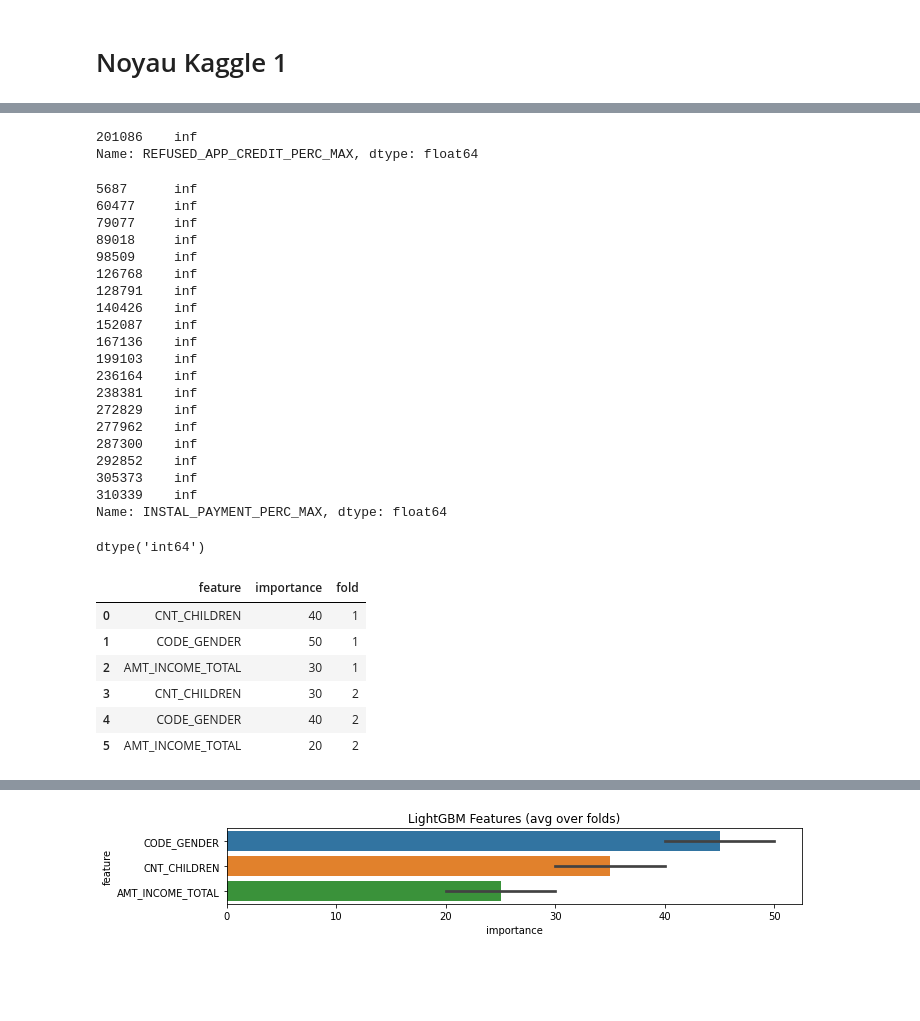
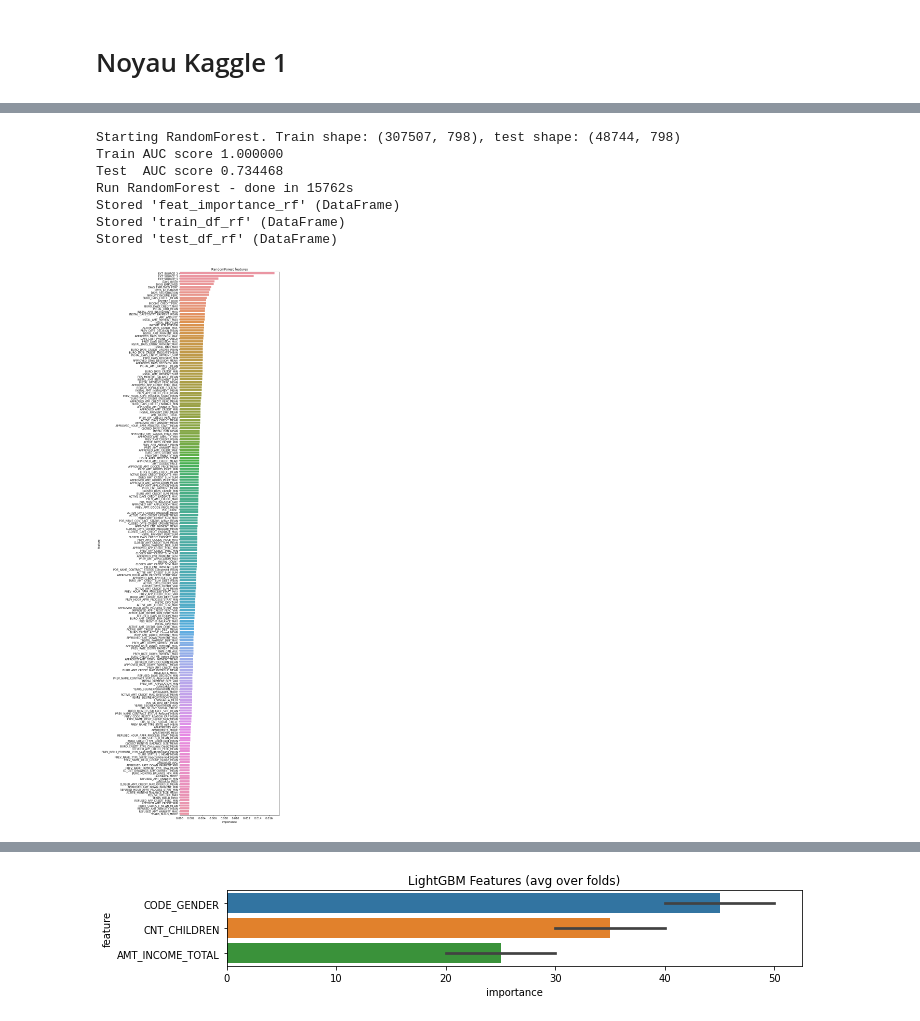
Before and after one commit to CyrilWW/OC-DS-Projet-7, a Jupyter notebook: model/Gaborit_Cyril_1_notebook_102022.ipynb, the cells around one changed output, grey strips where cells are left out. Drawn from its saved outputs; the diff is of its cells as text; code cells hidden in the pictures; blank space fills up the shorter version.

```diff
--- a/model/Gaborit_Cyril_1_notebook_102022.ipynb
+++ b/model/Gaborit_Cyril_1_notebook_102022.ipynb
@@ -450,3 +449,16 @@ dtype: int64
+# %%
+# Display/plot feature importance
+def display_importances(feature_importance_df_, n_feat=40, algo_name=''):
+    cols = feature_importance_df_[["feature", "importance"]].groupby("feature").mean().sort_values(by="importance", ascending=False)[:n_feat].index
+    best_features = feature_importance_df_.loc[feature_importance_df_.feature.isin(cols)]
+    result = best_features[["feature", "importance"]].groupby("feature").mean().sort_values(by="importance", ascending=False).index
+    plt.figure()
+    # sns.barplot(x="importance", y="feature", data=best_features.sort_values(by="importance", ascending=False))
+    sns.barplot(x="importance", y="feature", data=best_features, order=result)
+
+    plt.title(f'{algo_name} features')
+    plt.tight_layout()
+    plt.savefig(f'{algo_name}_importances.png')
 # %%
 # HOME CREDIT DEFAULT RISK COMPETITION
 # Most features are created by applying min, max, mean, sum and var functions to grouped tables.
@@ -923,5 +1057,5 @@ def main(debug = False):
 # %%
 debug = False
-df, cat_cols, num_cols = preprocess(debug=debug)
+df, cat_cols, num_cols = preprocess(selected_features=None, debug=debug)
 # %% [output]
 Train samples: 307511, test samples: 48744
@@ -981,46 +1071,0 @@ Name: PREV_APP_CREDIT_PERC_MAX, dtype: float64
-# %%
-df.loc[df['REFUSED_APP_CREDIT_PERC_MAX']>1.e20, 'REFUSED_APP_CREDIT_PERC_MAX']
-# %% [output]
-201086    inf
-Name: REFUSED_APP_CREDIT_PERC_MAX, dtype: float64
-# %%
-df.loc[df['INSTAL_PAYMENT_PERC_MAX']>1.e20, 'INSTAL_PAYMENT_PERC_MAX']
-# %% [output]
-5687      inf
-60477     inf
-79077     inf
-89018     inf
-98509     inf
-126768    inf
-128791    inf
-140426    inf
-152087    inf
-167136    inf
-199103    inf
-236164    inf
-238381    inf
-272829    inf
-277962    inf
-287300    inf
-292852    inf
-305373    inf
-310339    inf
-Name: INSTAL_PAYMENT_PERC_MAX, dtype: float64
-# %%
-df['FLAG_OWN_REALTY'].dtype
-# %% [output]
-dtype('int64')
-# %%
-feature_importance_df_essai = pd.DataFrame(data={'feature':['CNT_CHILDREN','CODE_GENDER','AMT_INCOME_TOTAL', 'CNT_CHILDREN','CODE_GENDER','AMT_INCOME_TOTAL'],
-                                                #  'importance':[50,40,60,50],,[40,50,40,50], :[20,30,20,30]}, ,])
-                                                 'importance':[40,50,30, 30,40,20],
-                                                 'fold':[1,1,1,2,2,2]})
-feature_importance_df_essai
-# %% [output]
-|  | feature | importance | fold |
-| 0 | CNT_CHILDREN | 40 | 1 |
-| 1 | CODE_GENDER | 50 | 1 |
-| 2 | AMT_INCOME_TOTAL | 30 | 1 |
-| 3 | CNT_CHILDREN | 30 | 2 |
-| 4 | CODE_GENDER | 40 | 2 |
-| 5 | AMT_INCOME_TOTAL | 20 | 2 |
@@ -1039,0 +1072,16 @@ def display_importances(feature_importance_df_, n_feat=40):
+# %%
+plt.rcParams['figure.figsize'] = [10, 30]
+with timer("Run RandomForest"):
+    feat_importance_rf, train_df_rf, test_df_rf = kfold_algo(df, cat_cols, num_cols, algo_name='RandomForest', n_folds=5, stratified=True, debug=debug)
+%store feat_importance_rf
+%store train_df_rf
+%store test_df_rf
+# %% [output]
+Starting RandomForest. Train shape: (307507, 798), test shape: (48744, 798)
+Train AUC score 1.000000
+Test  AUC score 0.734468
+Run RandomForest - done in 15762s
+Stored 'feat_importance_rf' (DataFrame)
+Stored 'train_df_rf' (DataFrame)
+Stored 'test_df_rf' (DataFrame)
+[figure, added]
```
Also changed, not shown: parts of 42 cells of this notebook.
